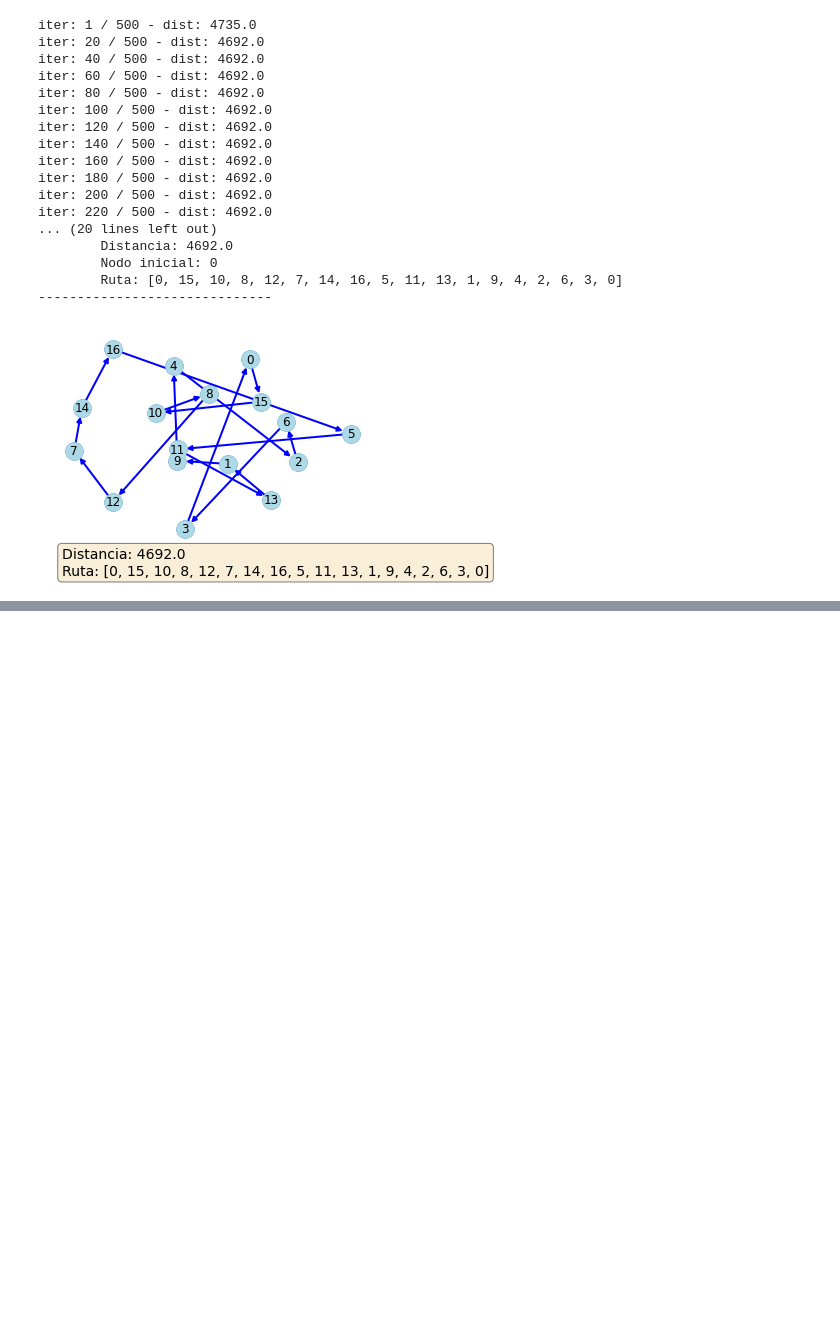
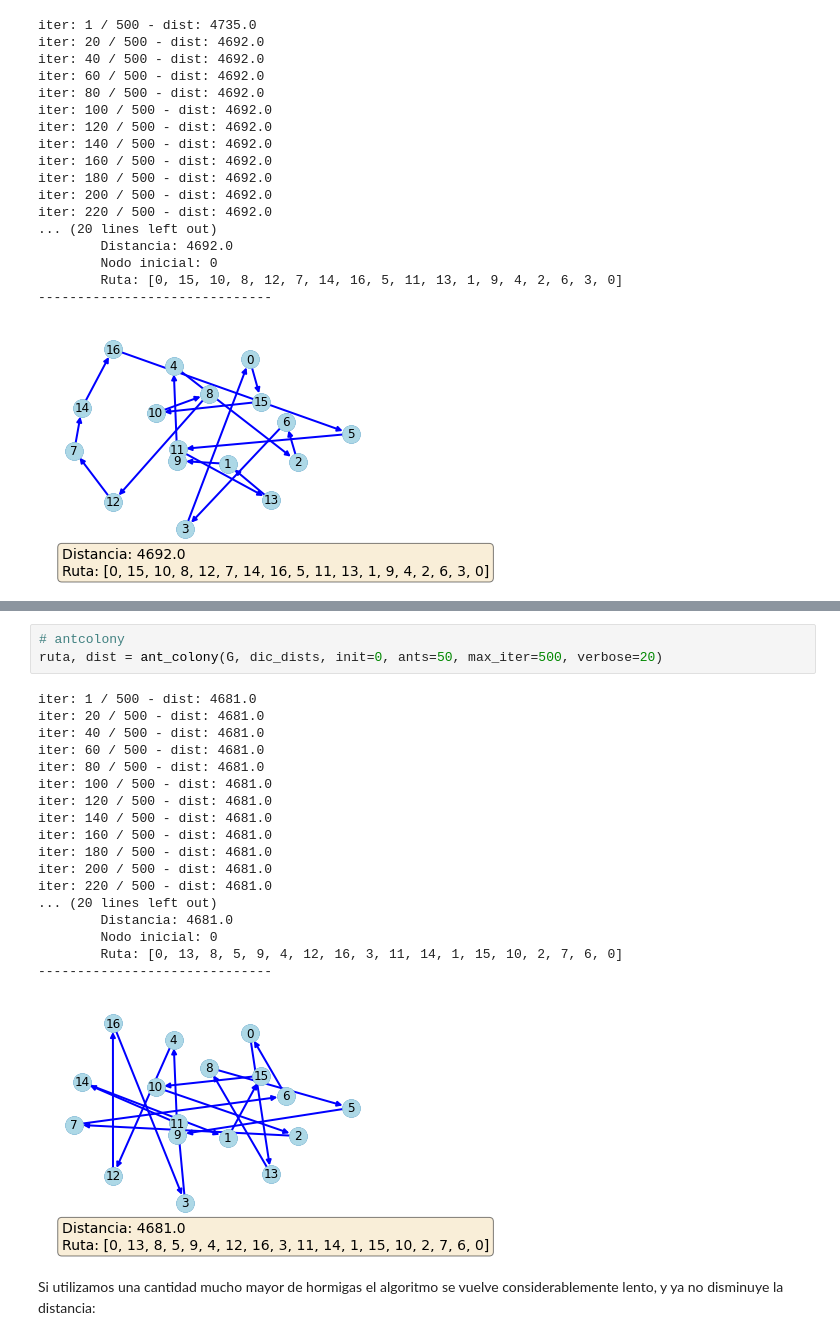
Before and after one commit to optimizacion-2-2021-1-gh-classroom/practica-2-primera-parte-ltejadal, a Jupyter notebook: reporte_equipo_10_parte_1_practica_2.ipynb, the cells around one changed output, grey strips where cells are left out. Cells and saved outputs as stored; diff of their text form; blank space fills up the shorter version.

```diff
--- a/reporte_equipo_10_parte_1_practica_2.ipynb
+++ b/reporte_equipo_10_parte_1_practica_2.ipynb
@@ -190,0 +255,24 @@ iter: 220 / 500 - dist: 4692.0
+# %%
+# antcolony
+ruta, dist = ant_colony(G, dic_dists, init=0, ants=50, max_iter=500, verbose=20)
+# %% [output]
+iter: 1 / 500 - dist: 4681.0
+iter: 20 / 500 - dist: 4681.0
+iter: 40 / 500 - dist: 4681.0
+iter: 60 / 500 - dist: 4681.0
+iter: 80 / 500 - dist: 4681.0
+iter: 100 / 500 - dist: 4681.0
+iter: 120 / 500 - dist: 4681.0
+iter: 140 / 500 - dist: 4681.0
+iter: 160 / 500 - dist: 4681.0
+iter: 180 / 500 - dist: 4681.0
+iter: 200 / 500 - dist: 4681.0
+iter: 220 / 500 - dist: 4681.0
+... (20 lines left out)
+        Distancia: 4681.0
+        Nodo inicial: 0
+        Ruta: [0, 13, 8, 5, 9, 4, 12, 16, 3, 11, 14, 1, 15, 10, 2, 7, 6, 0]
+------------------------------
+[figure, added]
+# %% [markdown]
+Si utilizamos una cantidad mucho mayor de hormigas el algoritmo se vuelve considerablemente lento, y ya no disminuye la distancia:
```
Also changed, not shown: parts of 9 cells of this notebook.
